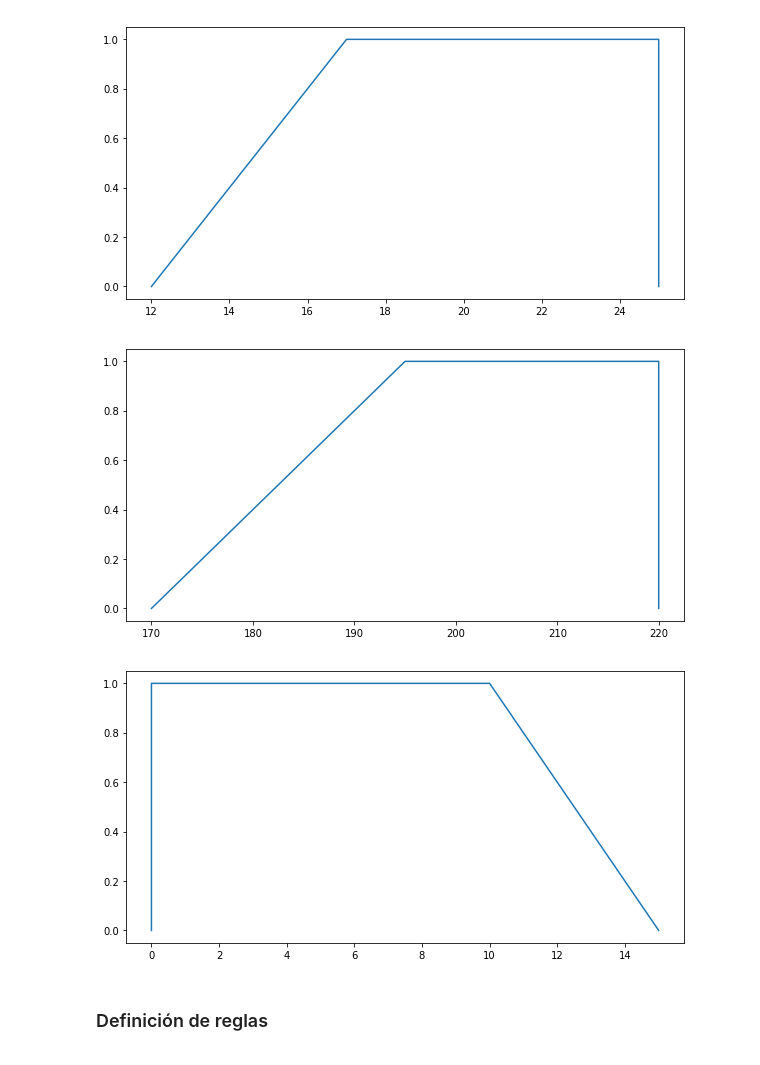
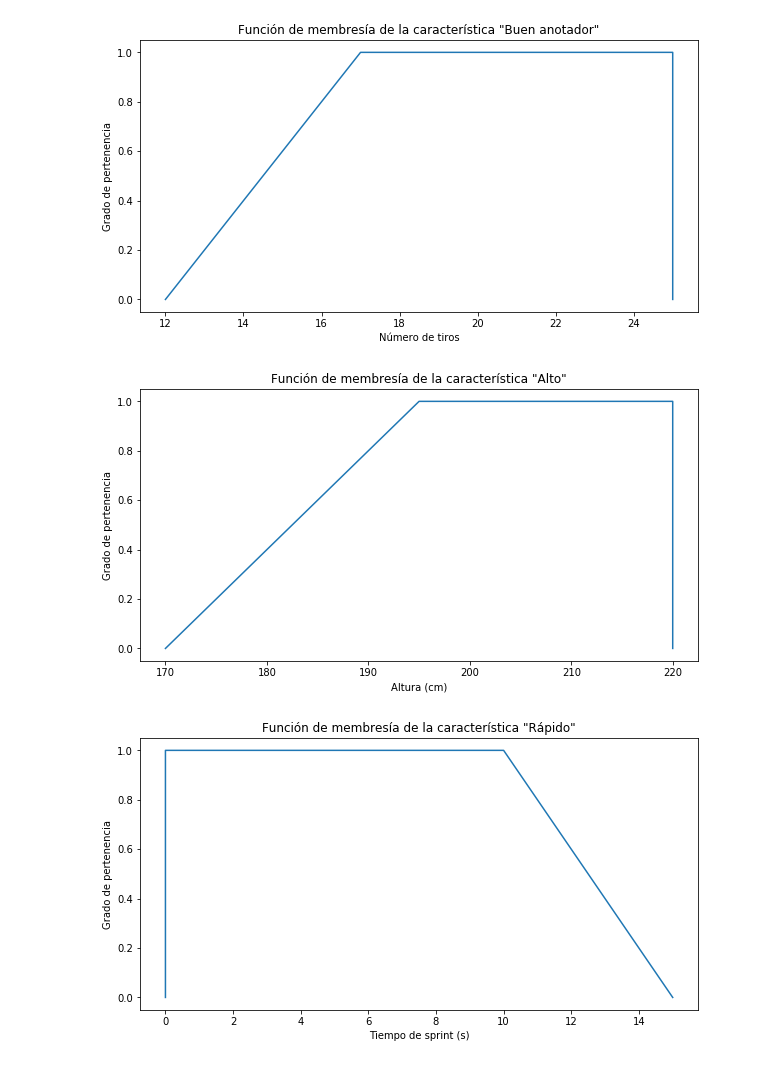
Before and after one commit to ricardo462/T2-FuzzyLogic, a Jupyter notebook: code/conjuntos.ipynb, the cells around one changed output. Cells and saved outputs as stored; diff of their text form; code cells hidden in the pictures.

```diff
--- a/code/conjuntos.ipynb
+++ b/code/conjuntos.ipynb
@@ -9,20 +9,27 @@ y = [0, 1, 1, 0]
 # %%
 plt.figure(figsize = (10, 5))
 plt.plot(efectividad, y)
+plt.title('Función de membresía de la característica "Buen anotador"')
+plt.xlabel('Número de tiros')
+plt.ylabel('Grado de pertenencia')
 plt.show()
 # %% [output]
-[figure, old version]
+[figure, new version]
 # %%
 plt.figure(figsize = (10, 5))
 plt.plot(altura, y)
+plt.title('Función de membresía de la característica "Alto"')
+plt.xlabel('Altura (cm)')
+plt.ylabel('Grado de pertenencia')
 plt.show()
 # %% [output]
-[figure, old version]
+[figure, new version]
 # %%
 plt.figure(figsize = (10, 5))
 plt.plot(sprint, y)
+plt.title('Función de membresía de la característica "Rápido"')
+plt.xlabel('Tiempo de sprint (s)')
+plt.ylabel('Grado de pertenencia')
 plt.show()
 # %% [output]
-[figure, old version]
+[figure, new version]
-# %% [markdown]
-### Definición de reglas
```
Also changed, not shown: parts of 4 cells of this notebook, 3 other files.
